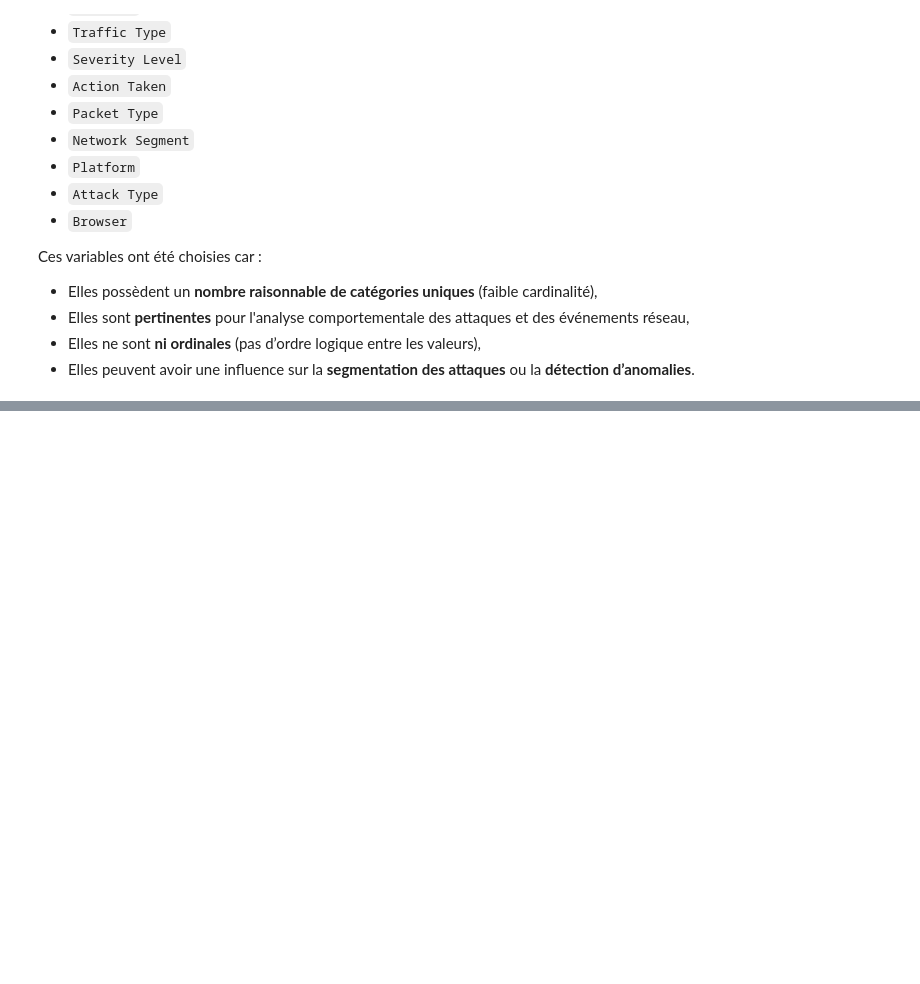
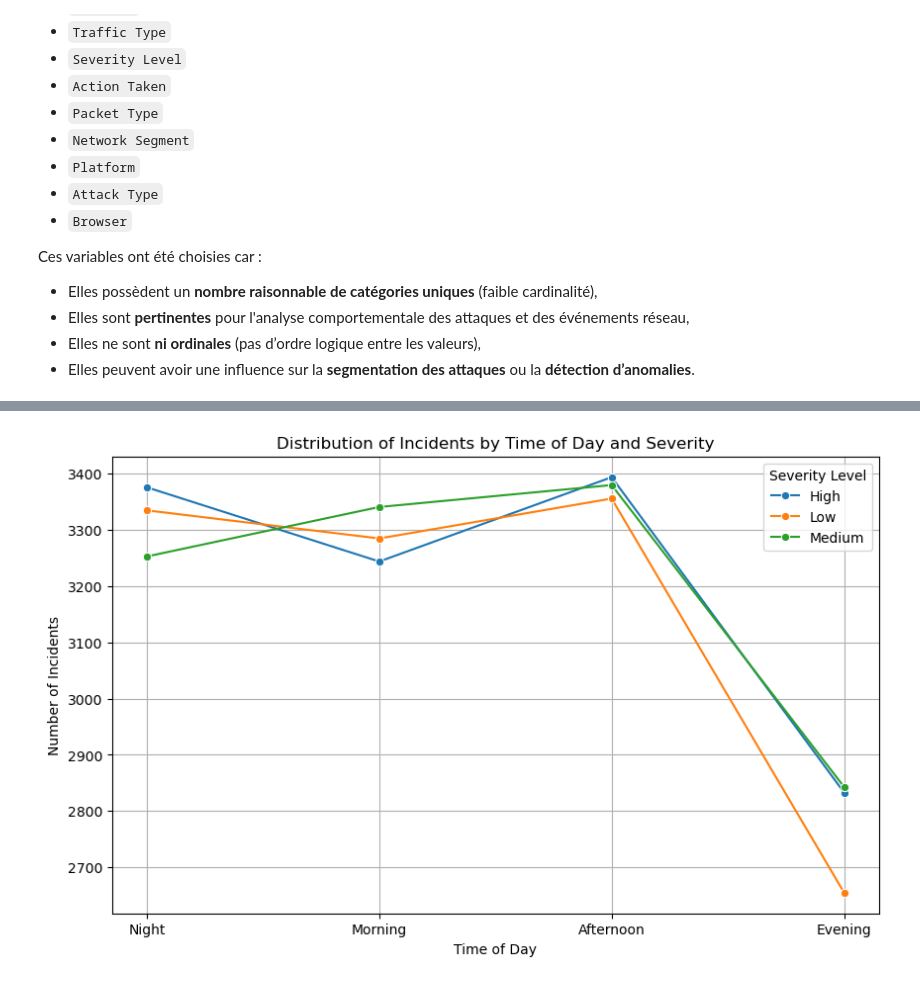
Before and after one commit to Hamzazarai/Data-Mining-Project, a Jupyter notebook: notebooks/CyberAttacks.ipynb, the cells around one changed output, grey strips where cells are left out. Cells and saved outputs as stored; diff of their text form; code cells hidden in the pictures; blank space fills up the shorter version.

```diff
--- a/notebooks/CyberAttacks.ipynb
+++ b/notebooks/CyberAttacks.ipynb
@@ -294,0 +340,23 @@ df_encoded.to_csv(encoded)
+# %%
+import seaborn as sns
+import matplotlib.pyplot as plt
+import pandas as pd
+
+
+incident_counts = cleaned_data.groupby(['Hour_Bin', 'Severity Level']).size().reset_index(name='Count')
+
+
+plt.figure(figsize=(10, 6))
+sns.lineplot(data=incident_counts, x='Hour_Bin', y='Count', hue='Severity Level', marker='o')
+
+
+plt.title('Distribution of Incidents by Time of Day and Severity')
+plt.xlabel('Time of Day')
+plt.ylabel('Number of Incidents')
+plt.grid(True)
+
+
+plt.savefig('../results/figures/incidents_by_hour_bin.png', dpi=300, bbox_inches='tight')
+plt.show()
+# %% [output]
+[figure, added]
```
Also changed, not shown: parts of 7 cells of this notebook, 8 other files.
